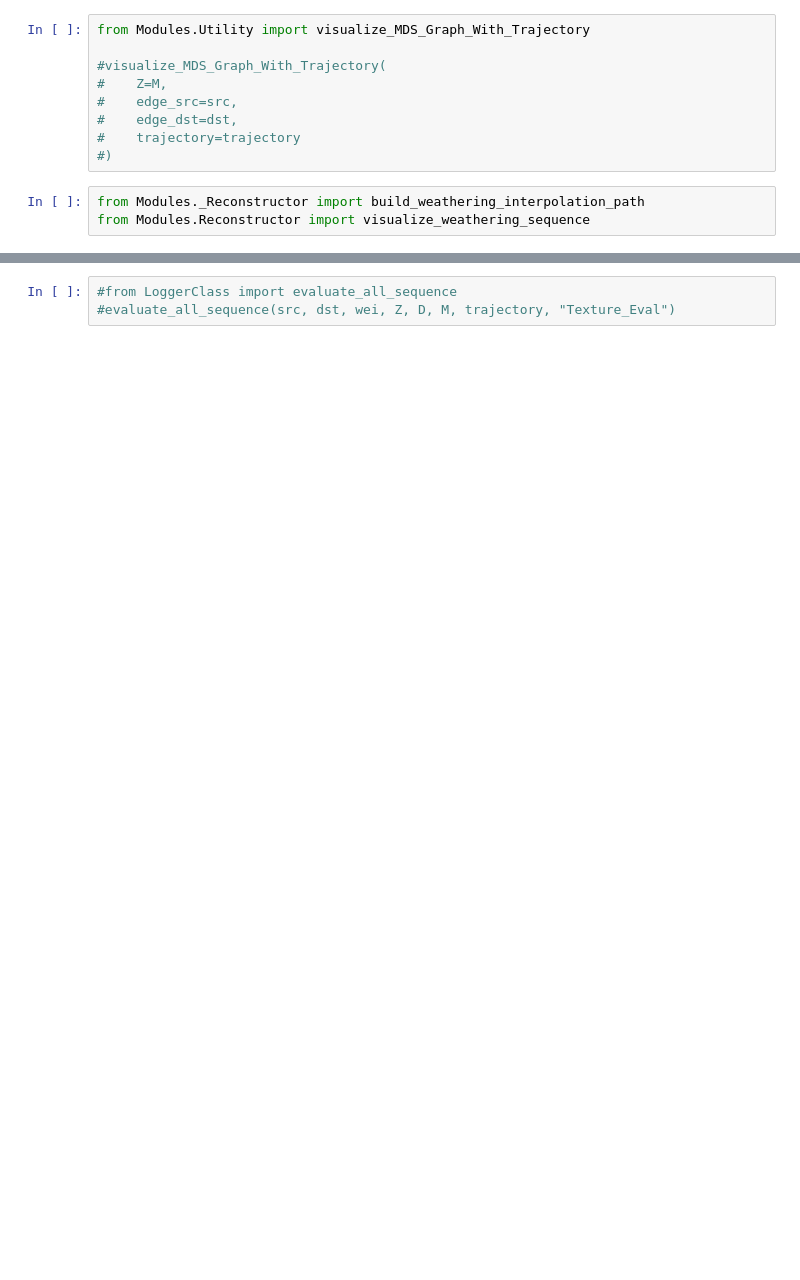
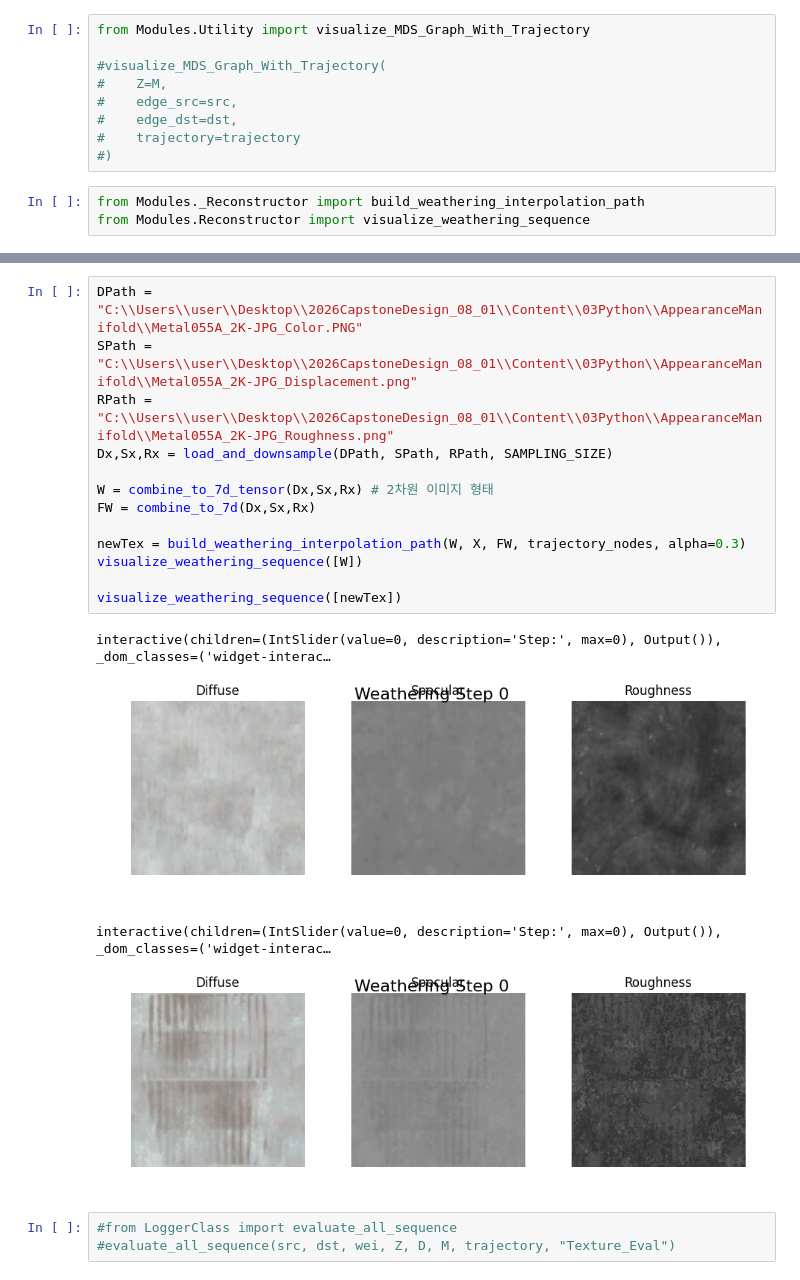
Before and after one commit to Paek-geonhee/2026CapstoneDesign_08_01, a Jupyter notebook: Content/03Python/AppearanceManifold/Test_Image.ipynb, the cells around one changed output, grey strips where cells are left out. Drawn from its saved outputs; the diff is of its cells as text; blank space fills up the shorter version.

Commit message:
runtime interpolation after gamma-ton simulation

```diff
--- a/Content/03Python/AppearanceManifold/Test_Image.ipynb
+++ b/Content/03Python/AppearanceManifold/Test_Image.ipynb
@@ -180,3 +195,21 @@ interactive(children=(IntSlider(value=0, description='Step:', max=0), Output()),
+# %%
+DPath = "C:\\Users\\user\\Desktop\\2026CapstoneDesign_08_01\\Content\\03Python\\AppearanceManifold\\Metal055A_2K-JPG_Color.PNG"
+SPath = "C:\\Users\\user\\Desktop\\2026CapstoneDesign_08_01\\Content\\03Python\\AppearanceManifold\\Metal055A_2K-JPG_Displacement.png"
+RPath = "C:\\Users\\user\\Desktop\\2026CapstoneDesign_08_01\\Content\\03Python\\AppearanceManifold\\Metal055A_2K-JPG_Roughness.png"
+Dx,Sx,Rx = load_and_downsample(DPath, SPath, RPath, SAMPLING_SIZE)
+
+W = combine_to_7d_tensor(Dx,Sx,Rx) # 2차원 이미지 형태
+FW = combine_to_7d(Dx,Sx,Rx)
+
+newTex = build_weathering_interpolation_path(W, X, FW, trajectory_nodes, alpha=0.3)
+visualize_weathering_sequence([W])
+
+visualize_weathering_sequence([newTex])
+# %% [output]
+interactive(children=(IntSlider(value=0, description='Step:', max=0), Output()), _dom_classes=('widget-interac…
+[figure, added]
+interactive(children=(IntSlider(value=0, description='Step:', max=0), Output()), _dom_classes=('widget-interac…
+[figure, added]
 # %%
 #from LoggerClass import evaluate_all_sequence
 #evaluate_all_sequence(src, dst, wei, Z, D, M, trajectory, "Texture_Eval")
```
Also changed, not shown: parts of 9 cells of this notebook, 49 other files.
